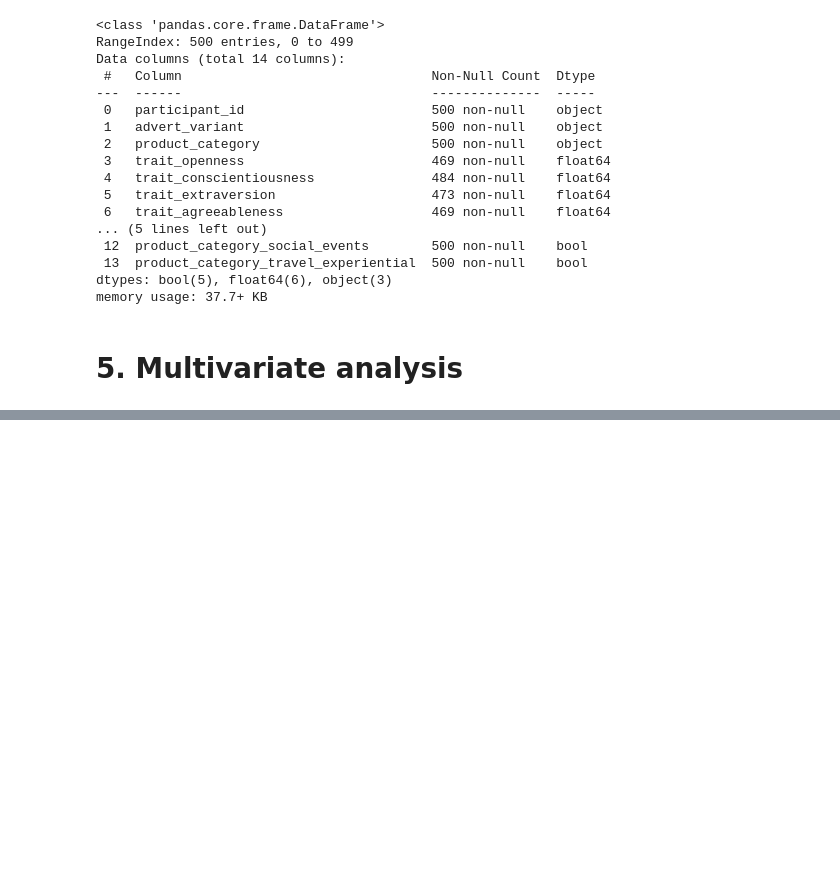
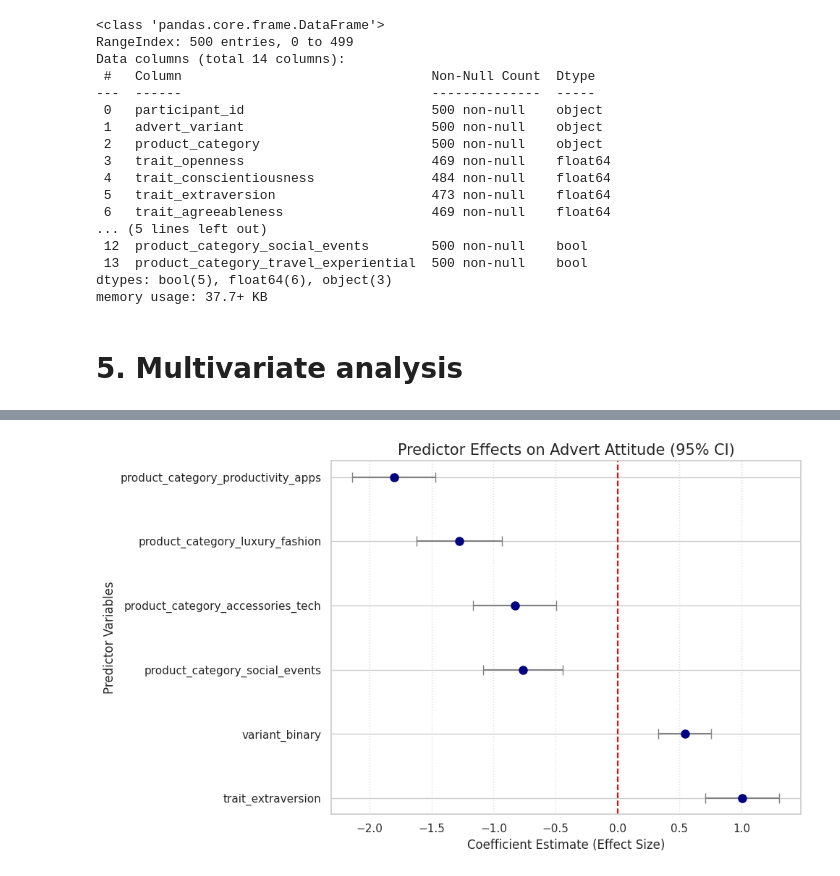
Before and after one commit to cca-cce/osm-comm, a Jupyter notebook: jnb/skoc62_labs.ipynb, the cells around one changed output, grey strips where cells are left out. Saved outputs shown, nothing was run; the diff lists cells and outputs as text; code cells hidden in the pictures; blank space fills up the shorter version.

```diff
--- a/jnb/skoc62_labs.ipynb
+++ b/jnb/skoc62_labs.ipynb
@@ -705,0 +759,40 @@ memory usage: 37.7+ KB
+# %%
+# code cell 5.2, keep this comment, edit content but do not add more code cells
+import pandas as pd
+import matplotlib.pyplot as plt
+import seaborn as sns
+
+# 1. Extract coefficients and confidence intervals from the model
+# We exclude the 'const' (intercept) to focus on the relative impact of predictors
+coef_df = model.params.drop('const').reset_index()
+coef_df.columns = ['predictor', 'coefficient']
+
+# Get 95% Confidence Intervals
+conf_int = model.conf_int().drop('const')
+coef_df['error_minus'] = coef_df['coefficient'] - conf_int[0].values
+coef_df['error_plus'] = conf_int[1].values - coef_df['coefficient']
+
+# 2. Sort for better readability
+coef_df = coef_df.sort_values(by='coefficient', ascending=False)
+
+# 3. Create the Plot
+plt.figure(figsize=(10, 6))
+
+# Plot the points and error bars
+plt.errorbar(x=coef_df['coefficient'], y=coef_df['predictor'],
+             xerr=[coef_df['error_minus'], coef_df['error_plus']],
+             fmt='o', color='navy', ecolor='gray', capsize=5, markersize=8)
+
+# Add a vertical baseline at 0
+plt.axvline(x=0, color='red', linestyle='--', linewidth=1.5)
+
+# 4. Customize labels and title
+plt.title('Predictor Effects on Advert Attitude (95% CI)', fontsize=15)
+plt.xlabel('Coefficient Estimate (Effect Size)', fontsize=12)
+plt.ylabel('Predictor Variables', fontsize=12)
+plt.grid(True, axis='x', linestyle=':', alpha=0.6)
+
+plt.tight_layout()
+plt.show()
+# %% [output]
+[figure, added]
```
Also changed, not shown: parts of 10 cells of this notebook.
